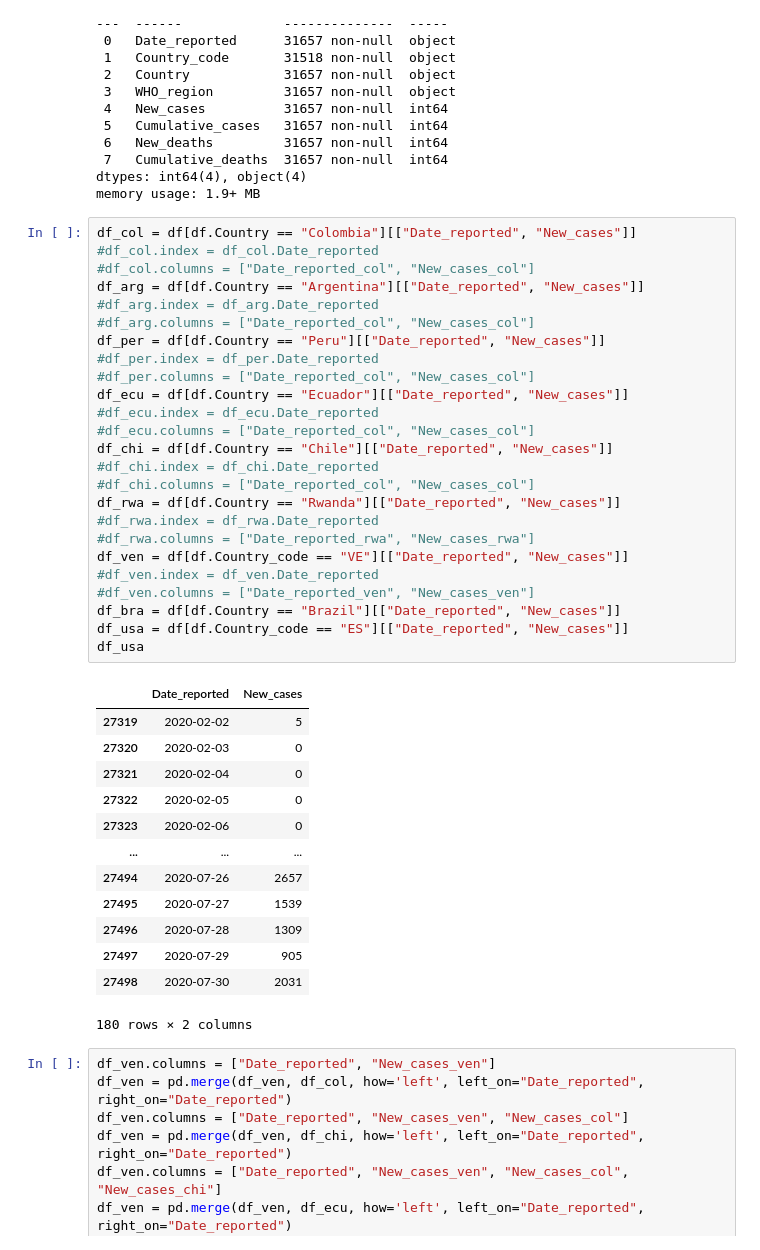
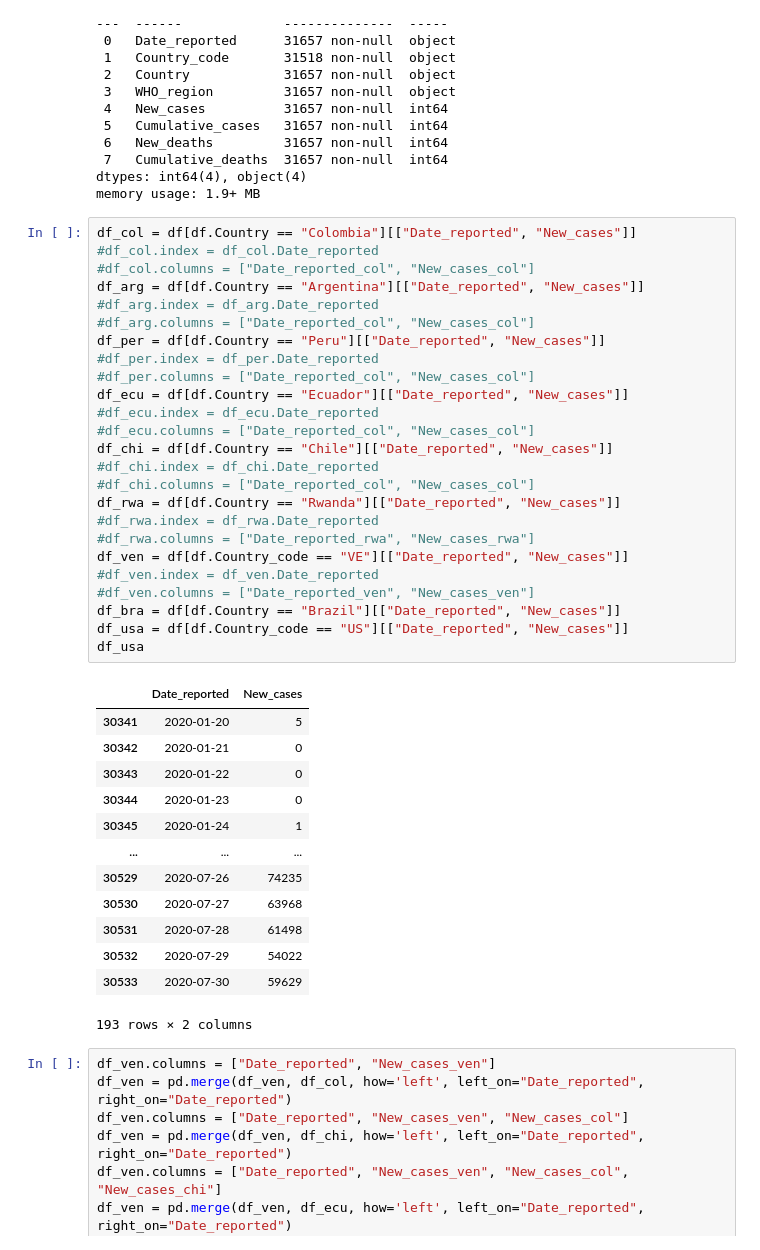
Before and after one commit to MagcDEV/covidVen, a Jupyter notebook: covid_19_ven.ipynb, the cells around one changed output. Saved outputs shown, nothing was run; the diff lists cells and outputs as text.

```diff
--- a/covid_19_ven.ipynb
+++ b/covid_19_ven.ipynb
@@ -56,42 +56,42 @@ memory usage: 1.9+ MB
 # %%
 df_col = df[df.Country == "Colombia"][["Date_reported", "New_cases"]]
 #df_col.index = df_col.Date_reported
 #df_col.columns = ["Date_reported_col", "New_cases_col"]
 df_arg = df[df.Country == "Argentina"][["Date_reported", "New_cases"]]
 #df_arg.index = df_arg.Date_reported
 #df_arg.columns = ["Date_reported_col", "New_cases_col"]
 df_per = df[df.Country == "Peru"][["Date_reported", "New_cases"]]
 #df_per.index = df_per.Date_reported
 #df_per.columns = ["Date_reported_col", "New_cases_col"]
 df_ecu = df[df.Country == "Ecuador"][["Date_reported", "New_cases"]]
 #df_ecu.index = df_ecu.Date_reported
 #df_ecu.columns = ["Date_reported_col", "New_cases_col"]
 df_chi = df[df.Country == "Chile"][["Date_reported", "New_cases"]]
 #df_chi.index = df_chi.Date_reported
 #df_chi.columns = ["Date_reported_col", "New_cases_col"]
 df_rwa = df[df.Country == "Rwanda"][["Date_reported", "New_cases"]]
 #df_rwa.index = df_rwa.Date_reported
 #df_rwa.columns = ["Date_reported_rwa", "New_cases_rwa"]
 df_ven = df[df.Country_code == "VE"][["Date_reported", "New_cases"]]
 #df_ven.index = df_ven.Date_reported
 #df_ven.columns = ["Date_reported_ven", "New_cases_ven"]
 df_bra = df[df.Country == "Brazil"][["Date_reported", "New_cases"]]
-df_usa = df[df.Country_code == "ES"][["Date_reported", "New_cases"]]
+df_usa = df[df.Country_code == "US"][["Date_reported", "New_cases"]]
 df_usa
 # %% [output]
 |  | Date_reported | New_cases |
-| 27319 | 2020-02-02 | 5 |
-| 27320 | 2020-02-03 | 0 |
-| 27321 | 2020-02-04 | 0 |
-| 27322 | 2020-02-05 | 0 |
-| 27323 | 2020-02-06 | 0 |
+| 30341 | 2020-01-20 | 5 |
+| 30342 | 2020-01-21 | 0 |
+| 30343 | 2020-01-22 | 0 |
+| 30344 | 2020-01-23 | 0 |
+| 30345 | 2020-01-24 | 1 |
 | ... | ... | ... |
-| 27494 | 2020-07-26 | 2657 |
-| 27495 | 2020-07-27 | 1539 |
-| 27496 | 2020-07-28 | 1309 |
-| 27497 | 2020-07-29 | 905 |
-| 27498 | 2020-07-30 | 2031 |
+| 30529 | 2020-07-26 | 74235 |
+| 30530 | 2020-07-27 | 63968 |
+| 30531 | 2020-07-28 | 61498 |
+| 30532 | 2020-07-29 | 54022 |
+| 30533 | 2020-07-30 | 59629 |
-180 rows × 2 columns
+193 rows × 2 columns
 # %%
 df_ven.columns = ["Date_reported", "New_cases_ven"]
 df_ven = pd.merge(df_ven, df_col, how='left', left_on="Date_reported", right_on="Date_reported")
```
Also changed, not shown: parts of 2 cells of this notebook.
